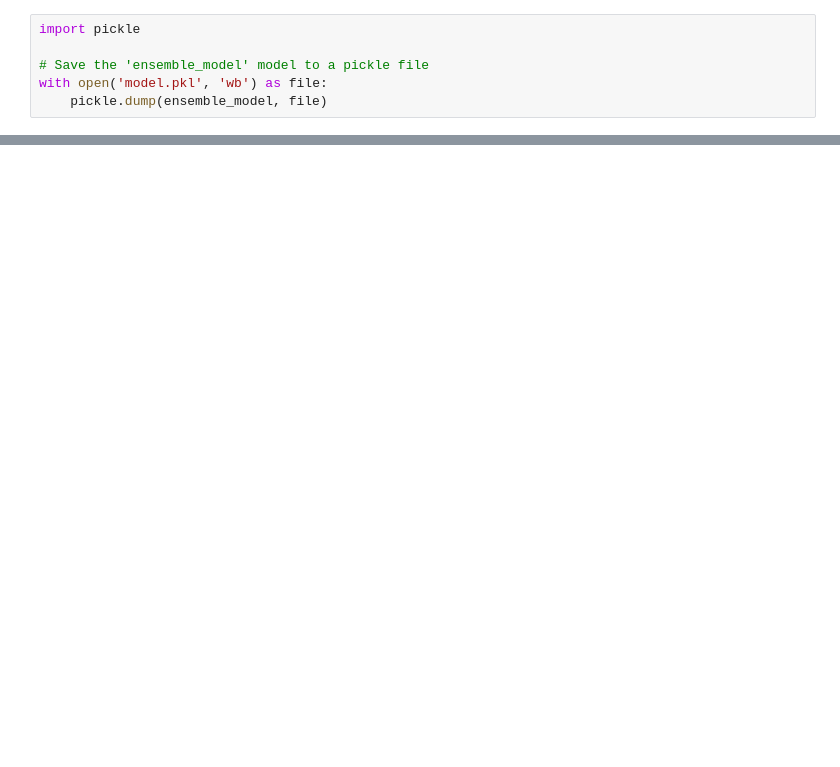
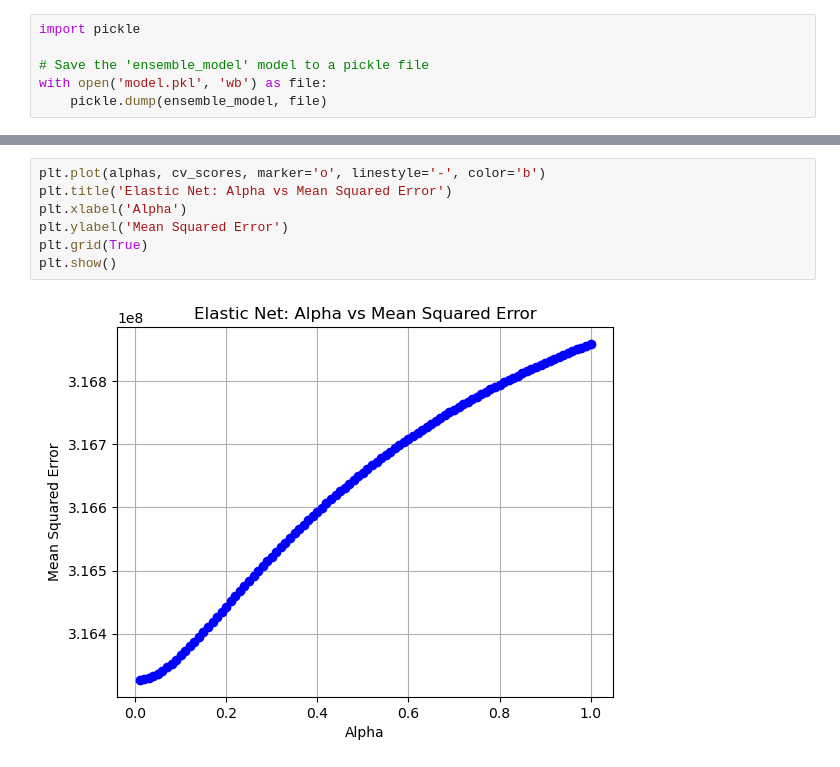
Before and after one commit to NafisaProme/CSE498R-Project, a Jupyter notebook: Model.ipynb, the cells around one changed output, grey strips where cells are left out. Drawn from its saved outputs; the diff is of its cells as text; blank space fills up the shorter version.

```diff
--- a/Model.ipynb
+++ b/Model.ipynb
@@ -622,0 +683,9 @@ with open('model.pkl', 'wb') as file:
+# %%
+plt.plot(alphas, cv_scores, marker='o', linestyle='-', color='b')
+plt.title('Elastic Net: Alpha vs Mean Squared Error')
+plt.xlabel('Alpha')
+plt.ylabel('Mean Squared Error')
+plt.grid(True)
+plt.show()
+# %% [output]
+[figure, added]
```
Also changed, not shown: parts of 4 cells of this notebook, 1 other file.
